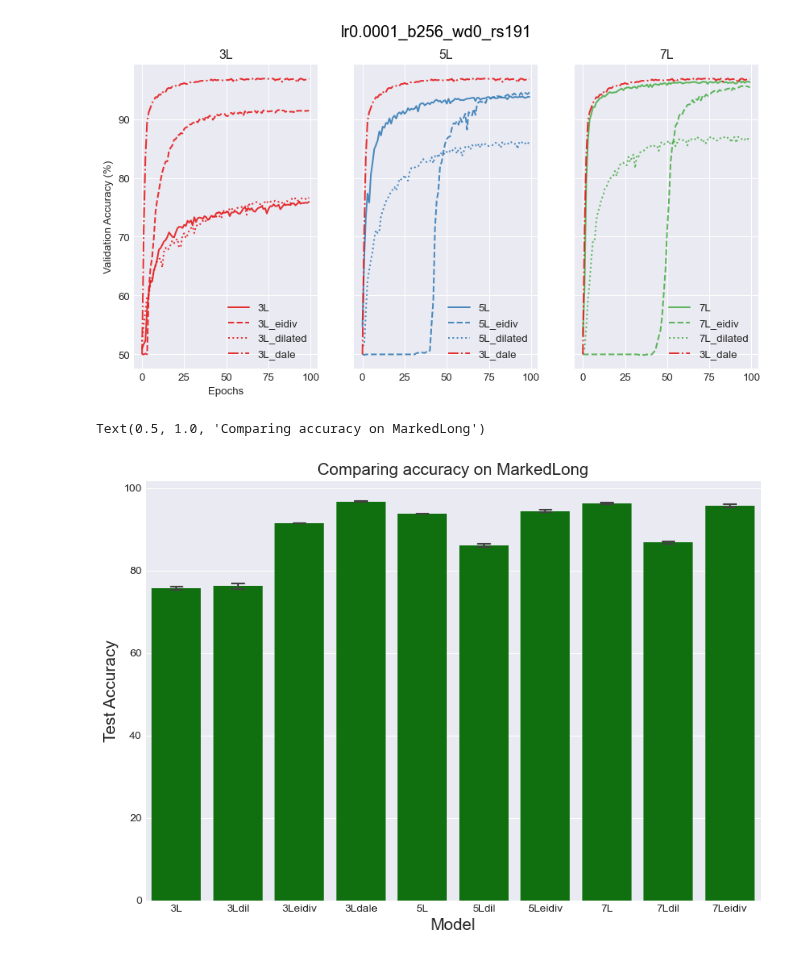
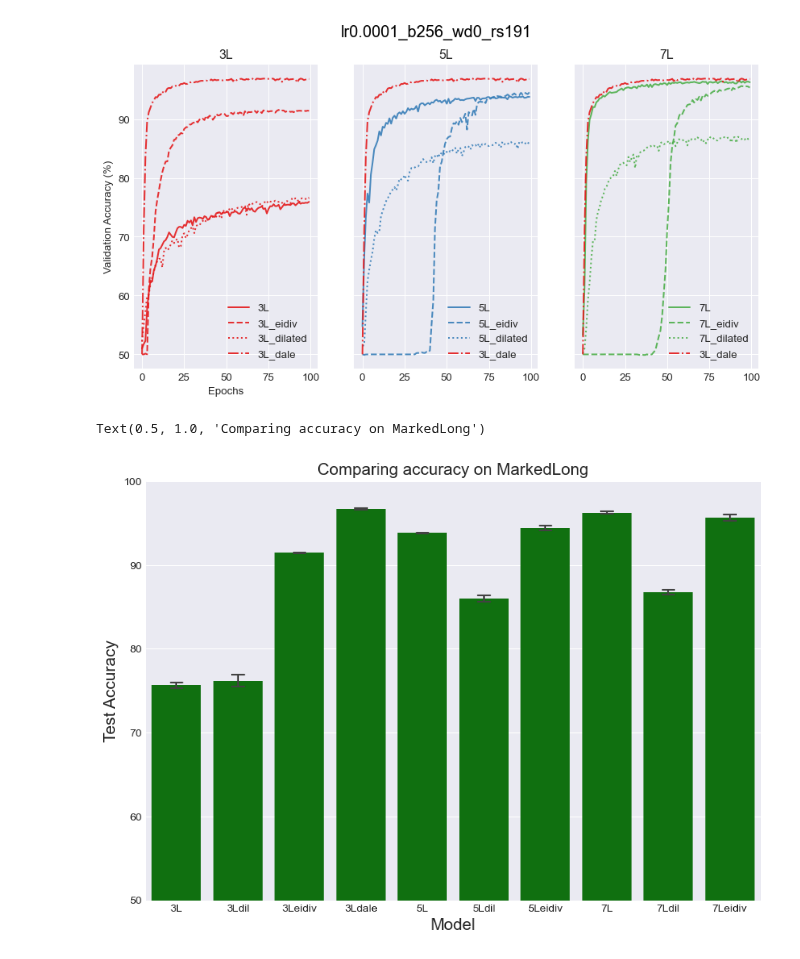
Before and after one commit to hiyuantang/marked_long, a Jupyter notebook: results/vis.ipynb, the cells around one changed output. Saved outputs shown, nothing was run; the diff lists cells and outputs as text; code cells hidden in the pictures.

```diff
--- a/results/vis.ipynb
+++ b/results/vis.ipynb
@@ -357,14 +357,15 @@ simple_vis(acc_list, name_list)'''
 # %%
 dpi = 100
 plt.figure(figsize=(1000/dpi, 700/dpi), dpi=dpi)
 ax = sns.barplot(x='model', y='acc', data=acc_df_global,
                 ci='sd', capsize=.2, errwidth=1.5, color='green')
+ax.set_ylim(50,100)
 ax.set_xlabel('Model', fontsize=15)
 ax.set_ylabel('Test Accuracy', fontsize=15)
 ax.set_title('Comparing accuracy on MarkedLong', fontsize=15)
 # %% [output]
 Text(0.5, 1.0, 'Comparing accuracy on MarkedLong')
-[figure, old version]
+[figure, new version]
 # %%
 #calculate the weight count for each model
 def count_weight(path):
```
